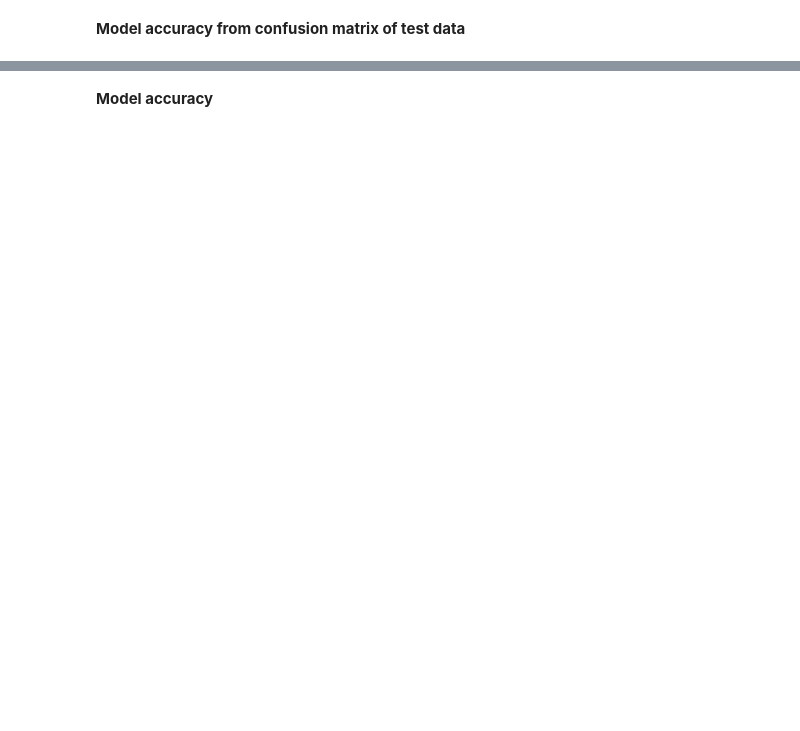
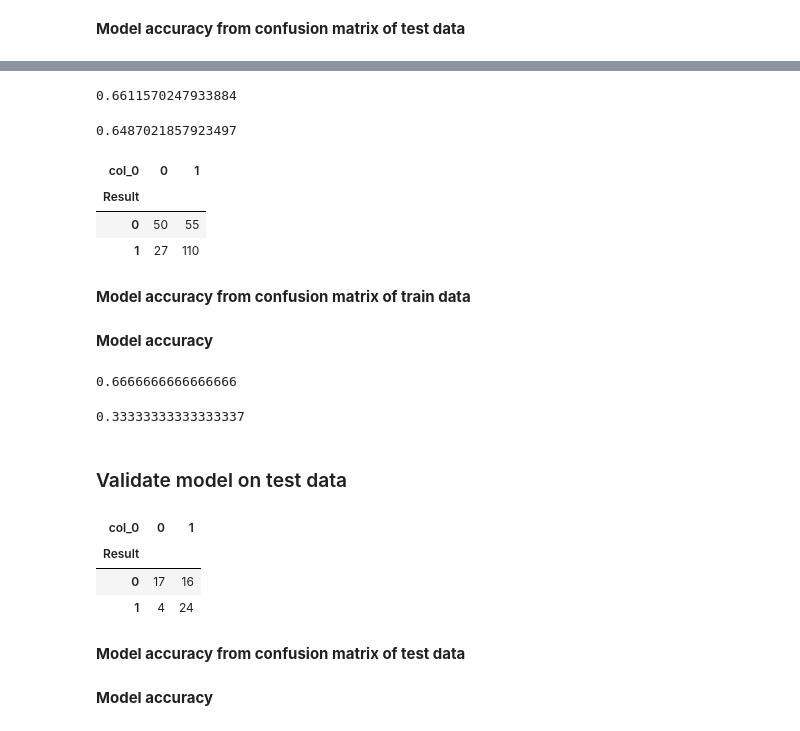
Before and after one commit to sudiptarakshit/Heart-Disease-Detection, a Jupyter notebook: Problem2.ipynb, the cells around one changed output, grey strips where cells are left out. Cells and saved outputs as stored; diff of their text form; code cells hidden in the pictures; blank space fills up the shorter version.

```diff
--- a/Problem2.ipynb
+++ b/Problem2.ipynb
@@ -444,0 +325,12 @@ FN = 1
+# %%
+#Specfy the model
+myknnmodel = KNeighborsClassifier(n_neighbors=15)
+# %%
+#Fit the model
+myknnmodel = myknnmodel.fit(X=x_train,y=y_train)
+# %%
+#Model accuarcy
+knnaccuracy = myknnmodel.score(x_train,y_train)
+knnaccuracy
+# %% [output]
+0.6611570247933884
@@ -444,0 +340,20 @@ FN = 1
+# %%
+#Cross Validation Accuracy
+myknnscore.mean()
+# %% [output]
+0.6487021857923497
+# %%
+# Predicted Values on train data
+knnpredy = myknnmodel.predict(X=x_train)
+# %%
+#Actual vs Predicted table on train data
+myknntable = mypd.crosstab(y_train,knnpredy)
+#Confusion matrix
+myknntable
+# %% [output]
+| col_0 | 0 | 1 |
+| Result |  |  |
+| 0 | 50 | 55 |
+| 1 | 27 | 110 |
+# %% [markdown]
+**Model accuracy from confusion matrix of train data**
@@ -444,0 +369,14 @@ FN = 1
+# %% [markdown]
+**Model accuracy**
+# %%
+#Accuracy
+TP/(TP+FP)
+# %% [output]
+0.6666666666666666
+# %%
+#Misclassification rate
+1 - TP/(TP+FP)
+# %% [output]
+0.33333333333333337
+# %% [markdown]
+### Validate model on test data
@@ -444,0 +386,12 @@ FN = 1
+# %%
+#Actual vs Predicted table on test data
+myknntable = mypd.crosstab(y_test,knnpredtest)
+#Confusion matrix
+myknntable
+# %% [output]
+| col_0 | 0 | 1 |
+| Result |  |  |
+| 0 | 17 | 16 |
+| 1 | 4 | 24 |
+# %% [markdown]
+**Model accuracy from confusion matrix of test data**
```
Also changed, not shown: parts of 192 cells of this notebook, 1 other file.
